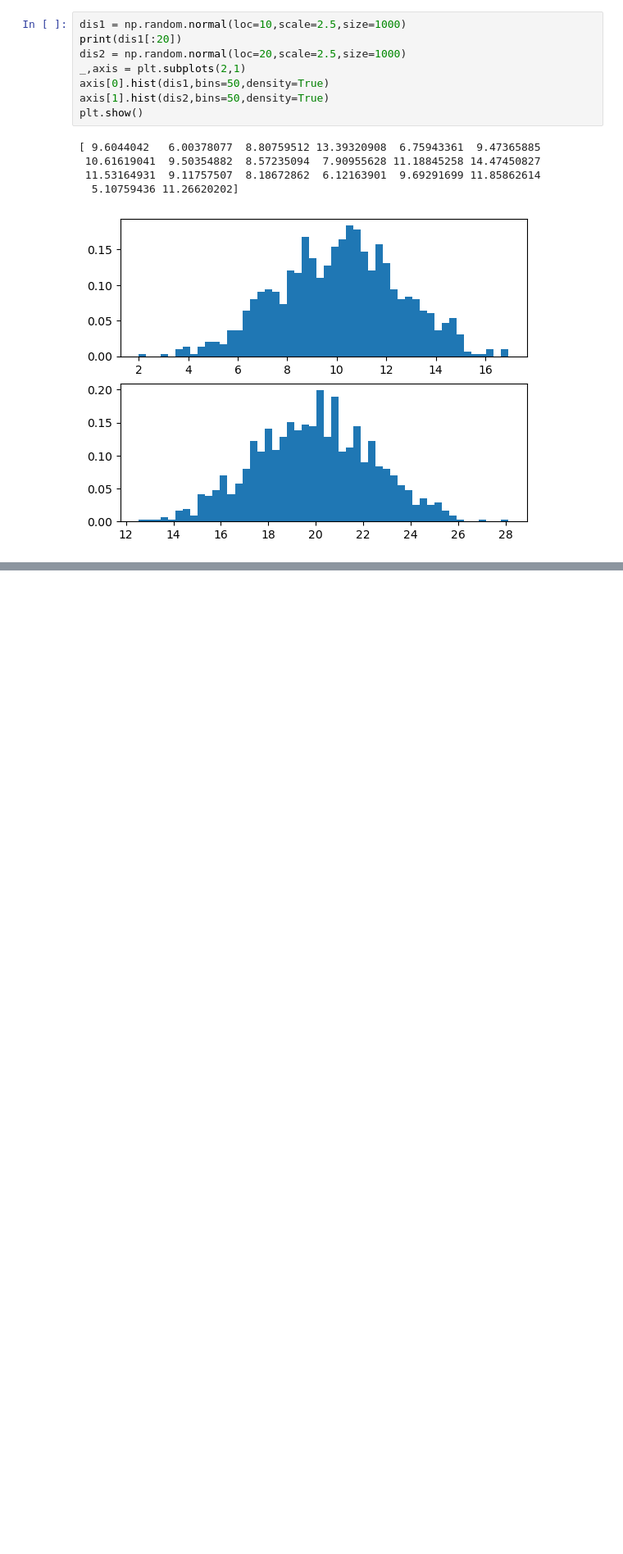
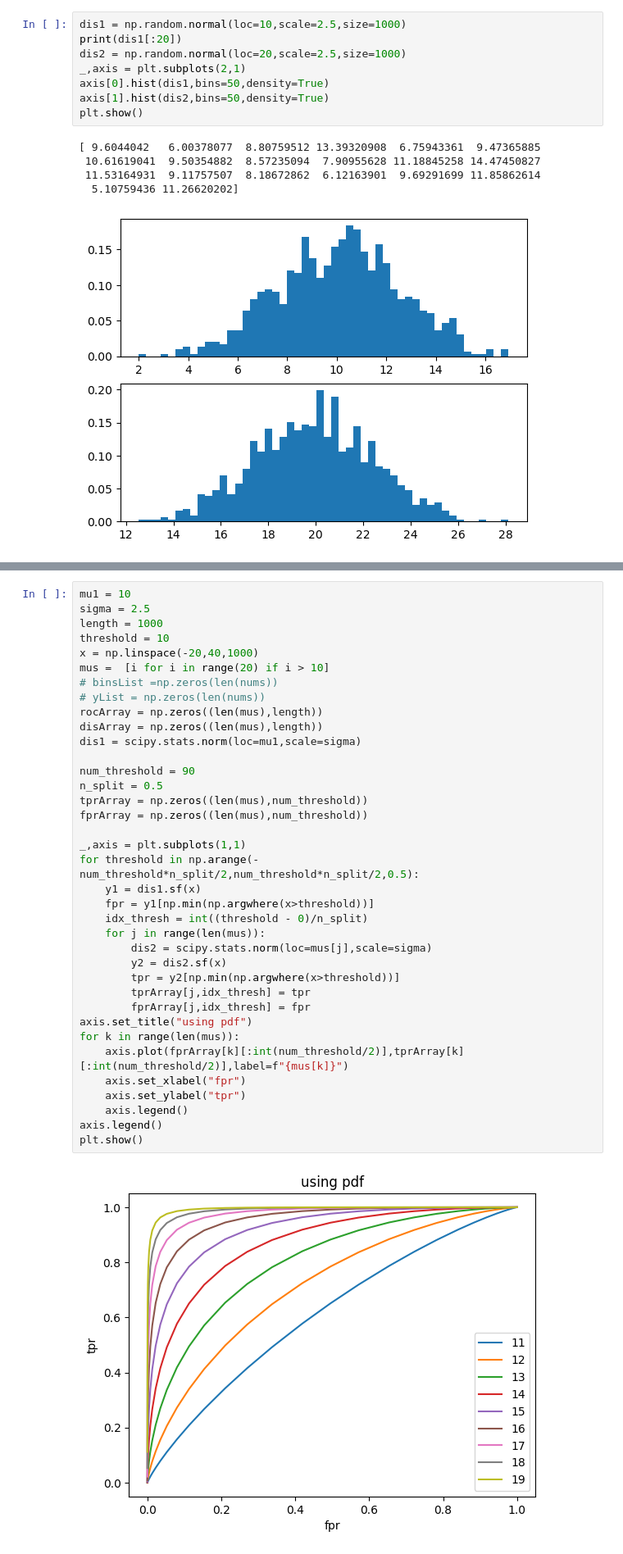
Before and after one commit to ejejeieei/CCNSS, a Jupyter notebook: ccnss2017_students-master/ccnss2017_students-master/module1/1_signal_detection_theory/signal_detection_theory.ipynb, the cells around one changed output, grey strips where cells are left out. Shown at 82% size. Saved outputs shown, nothing was run; the diff lists cells and outputs as text; blank space fills up the shorter version.

```diff
--- a/ccnss2017_students-master/ccnss2017_students-master/module1/1_signal_detection_theory/signal_detection_theory.ipynb
+++ b/ccnss2017_students-master/ccnss2017_students-master/module1/1_signal_detection_theory/signal_detection_theory.ipynb
@@ -146,0 +162,39 @@ array([[0., 0., 0.],
+# %%
+mu1 = 10
+sigma = 2.5
+length = 1000
+threshold = 10
+x = np.linspace(-20,40,1000)
+mus =  [i for i in range(20) if i > 10]
+# binsList =np.zeros(len(nums))
+# yList = np.zeros(len(nums))
+rocArray = np.zeros((len(mus),length))
+disArray = np.zeros((len(mus),length))
+dis1 = scipy.stats.norm(loc=mu1,scale=sigma)
+
+num_threshold = 90
+n_split = 0.5
+tprArray = np.zeros((len(mus),num_threshold))
+fprArray = np.zeros((len(mus),num_threshold))
+
+_,axis = plt.subplots(1,1)
+for threshold in np.arange(-num_threshold*n_split/2,num_threshold*n_split/2,0.5):
+    y1 = dis1.sf(x)
+    fpr = y1[np.min(np.argwhere(x>threshold))]
+    idx_thresh = int((threshold - 0)/n_split)
+    for j in range(len(mus)):
+        dis2 = scipy.stats.norm(loc=mus[j],scale=sigma)
+        y2 = dis2.sf(x)
+        tpr = y2[np.min(np.argwhere(x>threshold))]
+        tprArray[j,idx_thresh] = tpr
+        fprArray[j,idx_thresh] = fpr
+axis.set_title("using pdf")
+for k in range(len(mus)):
+    axis.plot(fprArray[k][:int(num_threshold/2)],tprArray[k][:int(num_threshold/2)],label=f"{mus[k]}")
+    axis.set_xlabel("fpr")
+    axis.set_ylabel("tpr")
+    axis.legend()
+axis.legend()
+plt.show()
+# %% [output]
+[figure, added]
```
Also changed, not shown: parts of 5 cells of this notebook, 1 other file.
